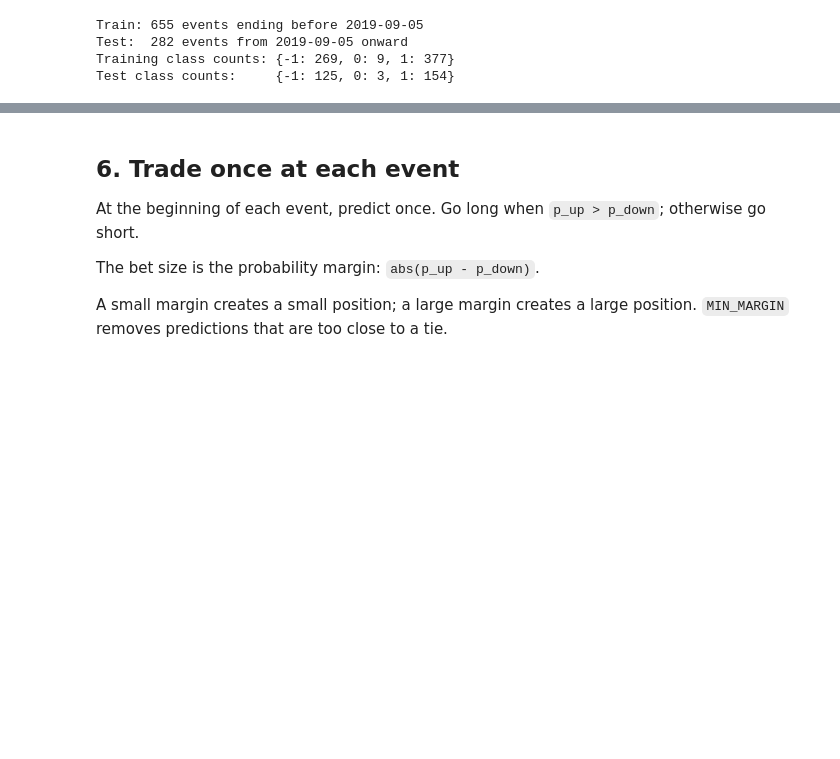
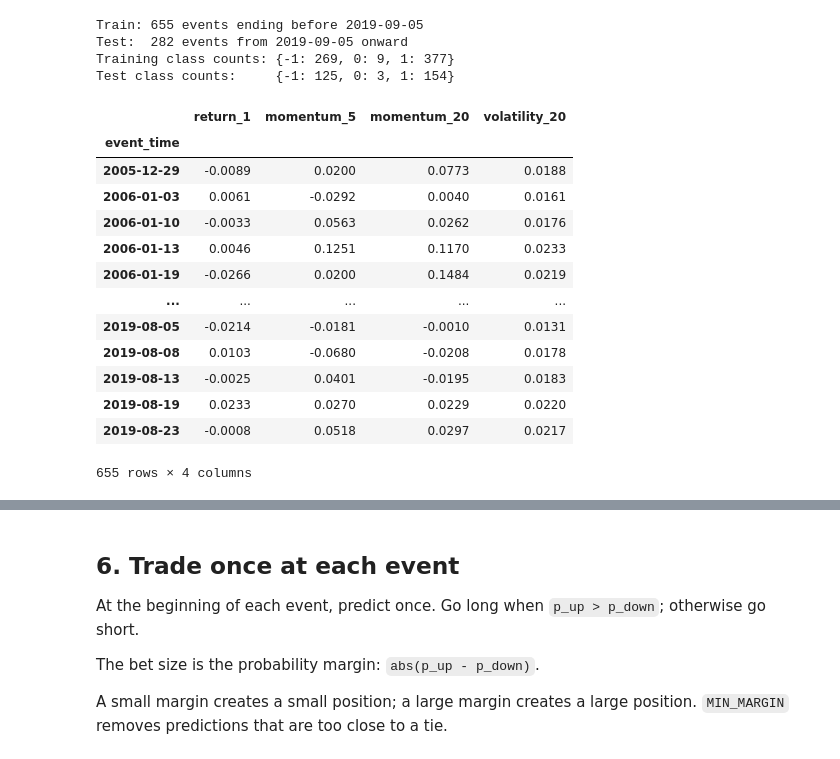
Before and after one commit to ahmad-aghapour/Math_628_Fall_2026, a Jupyter notebook: Week 4 - Labelling/Labeling.ipynb, the cells around one changed output, grey strips where cells are left out. Saved outputs shown, nothing was run; the diff lists cells and outputs as text; code cells hidden in the pictures; blank space fills up the shorter version.

```diff
--- a/Week 4 - Labelling/Labeling.ipynb
+++ b/Week 4 - Labelling/Labeling.ipynb
@@ -301,3 +301,20 @@ Train: 655 events ending before 2019-09-05
 Test:  282 events from 2019-09-05 onward
 Training class counts: {-1: 269, 0: 9, 1: 377}
 Test class counts:     {-1: 125, 0: 3, 1: 154}
+# %%
+X_train
+# %% [output]
+|  | return_1 | momentum_5 | momentum_20 | volatility_20 |
+| event_time |  |  |  |  |
+| 2005-12-29 | -0.0089 | 0.0200 | 0.0773 | 0.0188 |
+| 2006-01-03 | 0.0061 | -0.0292 | 0.0040 | 0.0161 |
+| 2006-01-10 | -0.0033 | 0.0563 | 0.0262 | 0.0176 |
+| 2006-01-13 | 0.0046 | 0.1251 | 0.1170 | 0.0233 |
+| 2006-01-19 | -0.0266 | 0.0200 | 0.1484 | 0.0219 |
+| ... | ... | ... | ... | ... |
+| 2019-08-05 | -0.0214 | -0.0181 | -0.0010 | 0.0131 |
+| 2019-08-08 | 0.0103 | -0.0680 | -0.0208 | 0.0178 |
+| 2019-08-13 | -0.0025 | 0.0401 | -0.0195 | 0.0183 |
+| 2019-08-19 | 0.0233 | 0.0270 | 0.0229 | 0.0220 |
+| 2019-08-23 | -0.0008 | 0.0518 | 0.0297 | 0.0217 |
+655 rows × 4 columns
```
Also changed, not shown: parts of 4 cells of this notebook, 2 other files.
